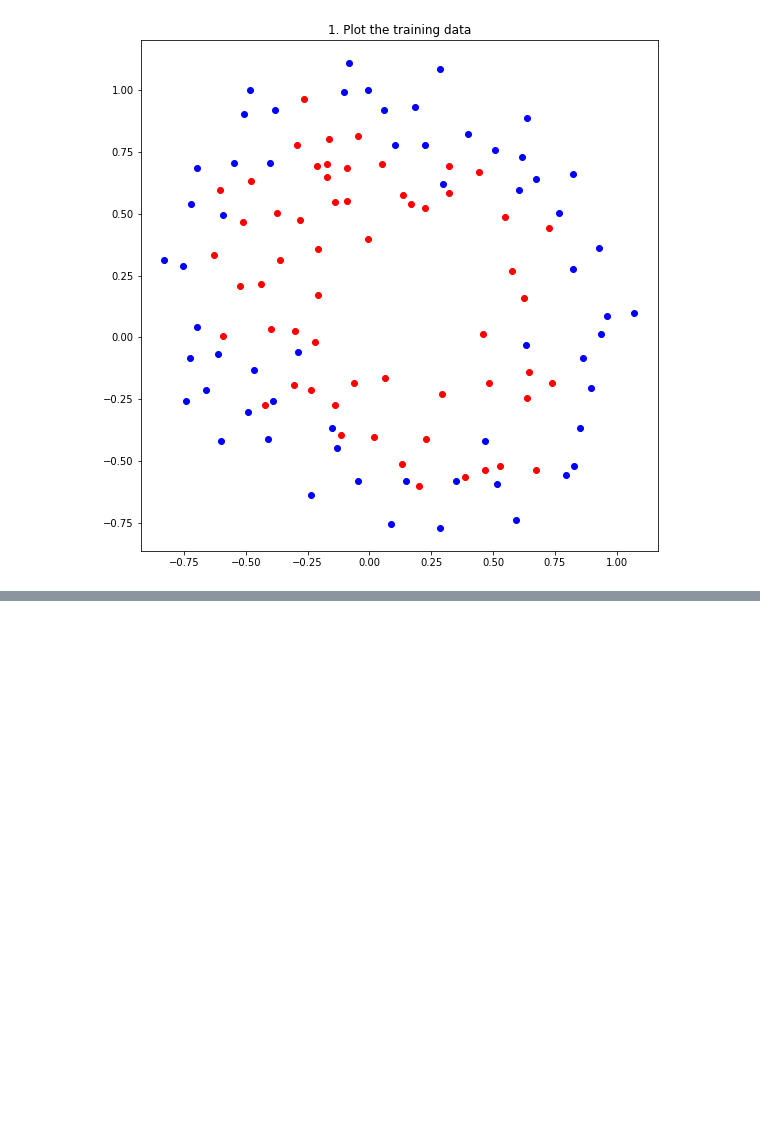
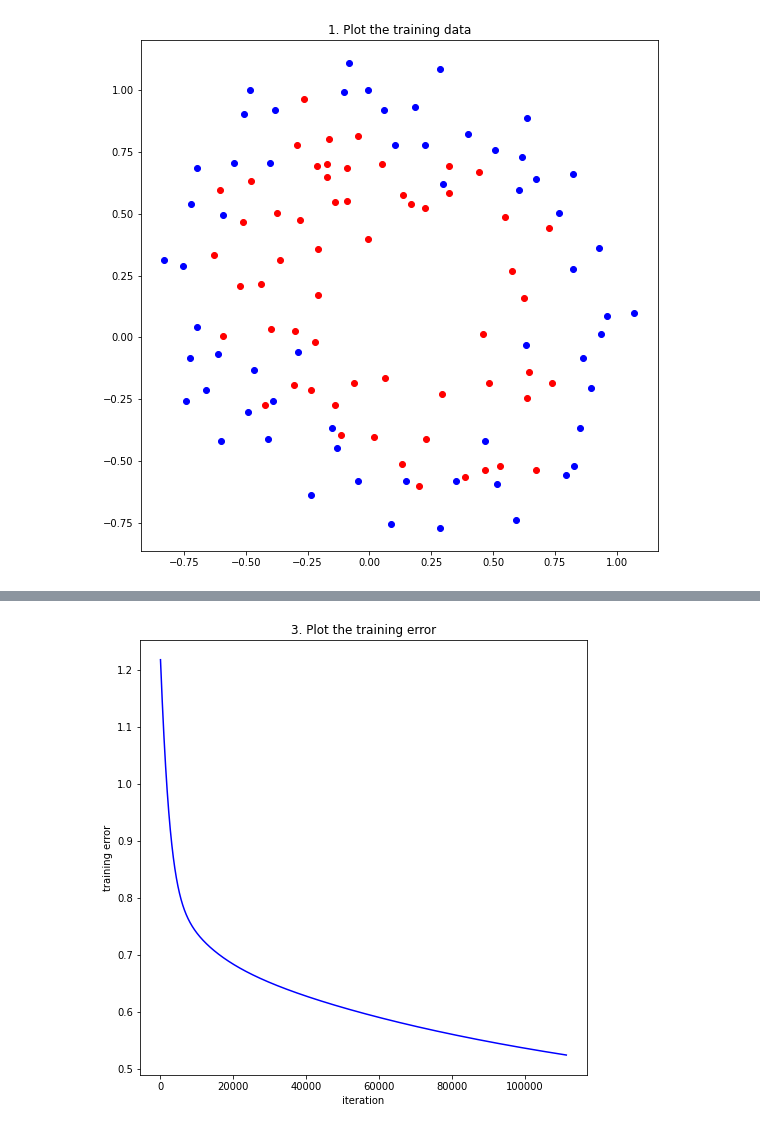
Before and after one commit to Reichidad/Machine-Learning-2020-Spring-Class, a Jupyter notebook: assignment06.ipynb, the cells around one changed output, grey strips where cells are left out. Drawn from its saved outputs; the diff is of its cells as text; code cells hidden in the pictures; blank space fills up the shorter version.

```diff
--- a/assignment06.ipynb
+++ b/assignment06.ipynb
@@ -44,3 +149,16 @@ plt.show()
   - $f_4(x,y) = xy$
   - $f_5(x,y) = y^2$
   - The initial value of all $\theta$ was set to 1.
+# %%
+import numpy as np
+import matplotlib.pyplot as plt
+import math
+# 3. Plot the training error
+plt.figure(figsize=(8,8))
+plt.title("3. Plot the training error")
+plt.xlabel('iteration')
+plt.ylabel('training error')
+plt.plot(iterations, ob_func_list, c='b', label='training error')
+plt.show()
+# %% [output]
+[figure, added]
```
Also changed, not shown: parts of 2 cells of this notebook.
